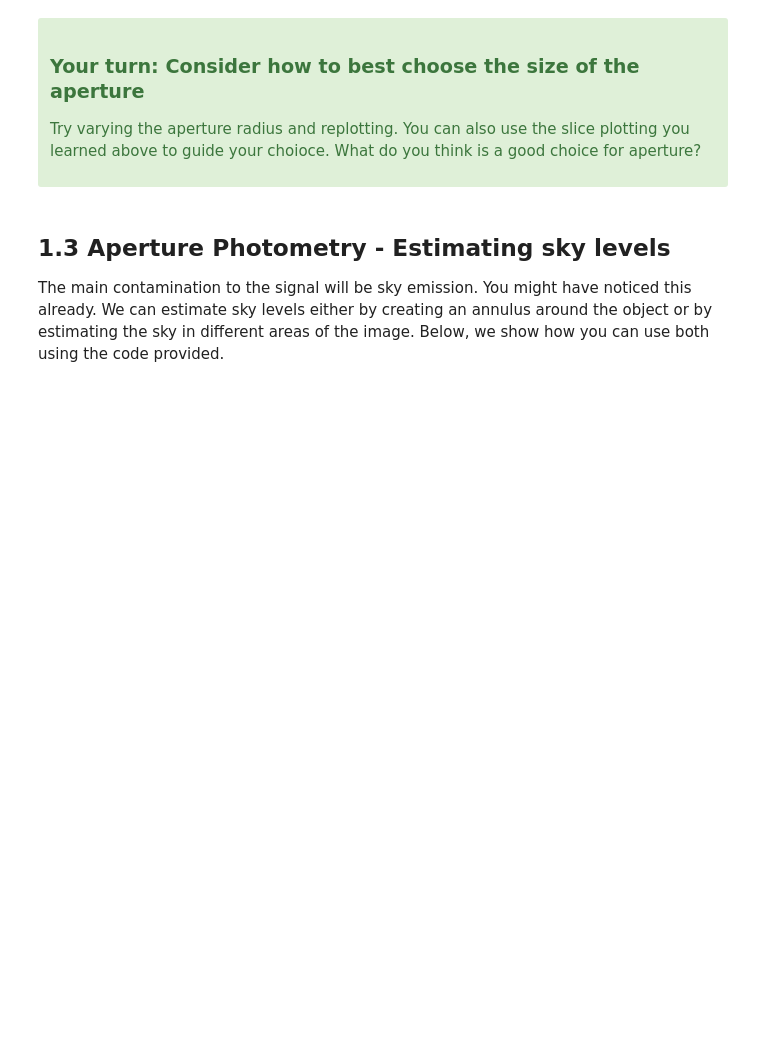
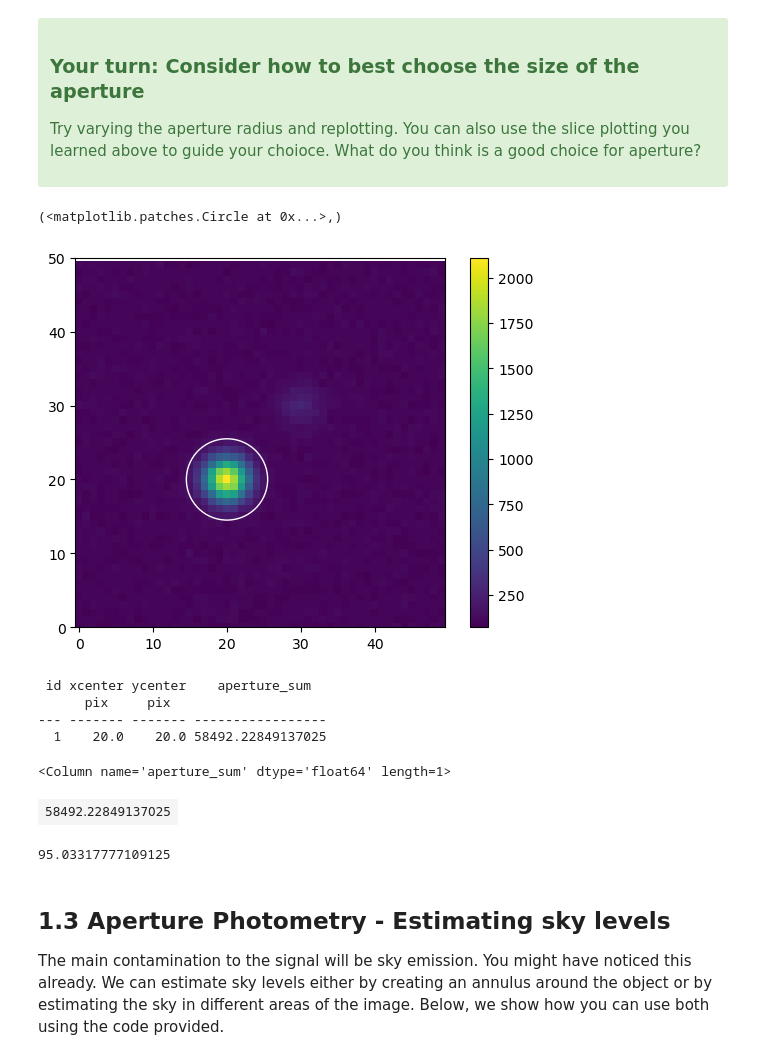
Before and after one commit to npi2015/Mphys-project, a Jupyter notebook: Astrolabs_files/Chapter2_AperturePhotometry.ipynb, the cells around one changed output. Cells and saved outputs as stored; diff of their text form; code cells hidden in the pictures; blank space fills up the shorter version.

```diff
--- a/Astrolabs_files/Chapter2_AperturePhotometry.ipynb
+++ b/Astrolabs_files/Chapter2_AperturePhotometry.ipynb
@@ -208,6 +271,37 @@ aperture1.area
 Try varying the aperture radius and replotting. You can also use the slice plotting you learned above to guide your choioce. What do you think is a good choice for aperture?
 
 </div>
+# %%
+#Defining an aperture:
+xpos = 20 #guess for x position
+ypos = 20 #guess for y position
+rad = 5.5 #aperture radius
+aperture2 = photutils.CircularAperture((xpos, ypos), rad)
+#Show the initial image again and overplot the aperture
+myIma.show_ima()
+aperture2.plot(ec='white')
+# %% [output]
+(<matplotlib.patches.Circle at 0x...>,)
+[figure, added]
+# %%
+#The code below shows how we use the function aperture photometry to apply aperture1 to the image myIma._realima
+phot = aperture_photometry(myIma.get_data(), aperture2)
+#the result is stored in phot, let's have a look
+print(phot)
+# %% [output]
+ id xcenter ycenter    aperture_sum
+      pix     pix
+--- ------- ------- -----------------
+  1    20.0    20.0 58492.22849137025
+# %%
+phot['aperture_sum']
+# %% [output]
+<Column name='aperture_sum' dtype='float64' length=1>
+| 58492.22849137025 |
+# %%
+aperture2.area
+# %% [output]
+95.03317777109125
 # %% [markdown]
 <a id="sec:sky"></a>
 ## 1.3 Aperture Photometry - Estimating sky levels
```
Also changed, not shown: parts of 29 cells of this notebook, 13 other files.
